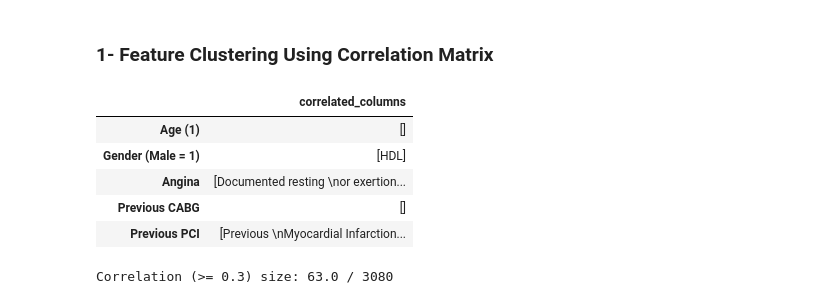
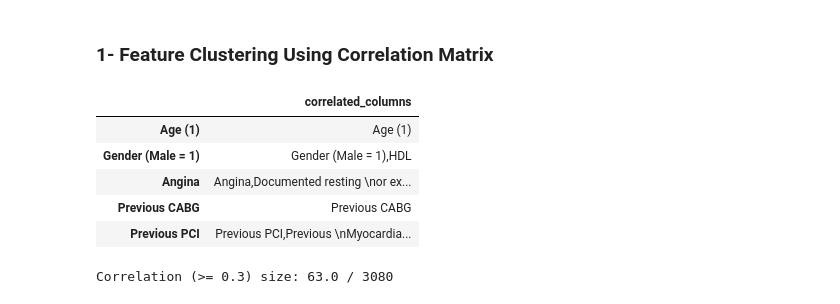
Before and after one commit to orientino/ml4cad, a Jupyter notebook: feature_cluster.ipynb, the cells around one changed output. Cells and saved outputs as stored; diff of their text form; code cells hidden in the pictures.

```diff
--- a/feature_cluster.ipynb
+++ b/feature_cluster.ipynb
@@ -31,30 +31,31 @@ df = df.iloc[:, :-1]
 # %% [markdown]
 ### 1- Feature Clustering Using Correlation Matrix
 # %%
-corr = df.corr().abs()
+corr = df.corr(method='pearson').abs()
 threshold = 0.3
 df_cluster = pd.DataFrame()
 
 # for each column we sort the column's and get the top correlated columns by setting a threshold,
 # and save the result in a df
 for col_name in corr.columns:
-    corr_col = corr[col_name].sort_values(ascending=False)[1:]
+    corr_col = corr[col_name].sort_values(ascending=False)
     corr_col = corr_col[corr_col >= threshold]
-    corr_series = pd.DataFrame([[corr_col.index.values]], index=[col_name], columns=["correlated_columns"])
+
+    corr_series = pd.DataFrame([",".join(corr_col.index.values)], index=[col_name], columns=["correlated_columns"])
     df_cluster = df_cluster.append(corr_series)
     # print(corr_series.index.values[0])
     # print(corr_series.values[0][0])
     # print("\n")
 
 # df_cluster.to_csv(f"data/data/features_clustering/feat_cluster_{threshold}.csv")
 df_cluster.head()
 # %% [output]
 |  | correlated_columns |
-| Age (1) | [] |
-| Gender (Male = 1) | [HDL] |
-| Angina | [Documented resting \nor exertion... |
-| Previous CABG | [] |
-| Previous PCI | [Previous \nMyocardial Infarction... |
+| Age (1) | Age (1) |
+| Gender (Male = 1) | Gender (Male = 1),HDL |
+| Angina | Angina,Documented resting \nor ex... |
+| Previous CABG | Previous CABG |
+| Previous PCI | Previous PCI,Previous \nMyocardia... |
 # %%
 corr1D = pd.Series(corr.values.flatten())
 corr1D = corr1D[corr1D != 1]
```
Also changed, not shown: parts of 3 cells of this notebook, 8 other files.
